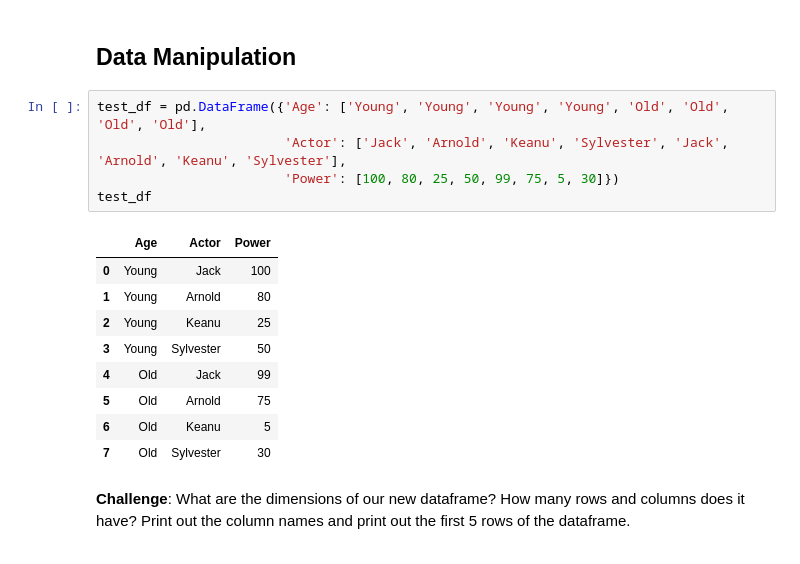
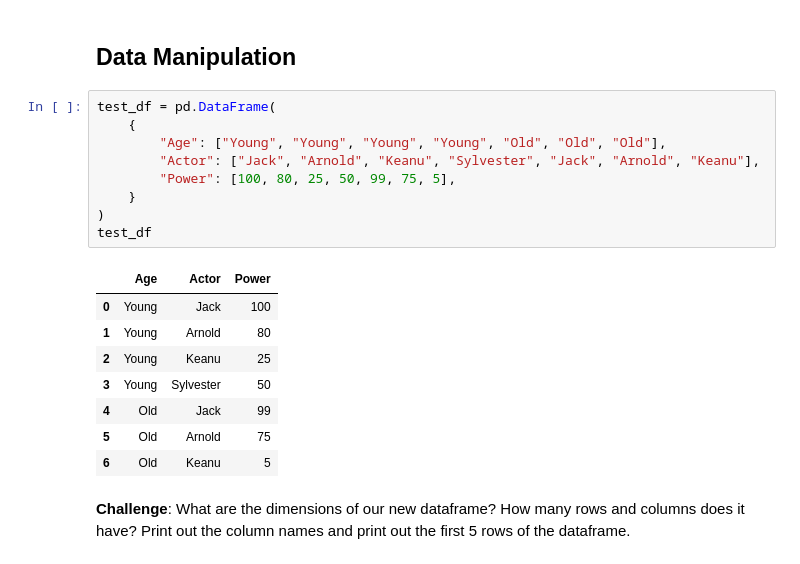
Before and after one commit to thandora/100-days-of-code-udemy, a Jupyter notebook: day-072-popular-prog-languages/main.ipynb, the cells around one changed output. Saved outputs shown, nothing was run; the diff lists cells and outputs as text.

```diff
--- a/day-072-popular-prog-languages/main.ipynb
+++ b/day-072-popular-prog-languages/main.ipynb
@@ -179,19 +192,22 @@ dtype: object
 # %% [markdown]
 ## Data Manipulation
 # %%
-test_df = pd.DataFrame({'Age': ['Young', 'Young', 'Young', 'Young', 'Old', 'Old', 'Old', 'Old'],
-                        'Actor': ['Jack', 'Arnold', 'Keanu', 'Sylvester', 'Jack', 'Arnold', 'Keanu', 'Sylvester'],
-                        'Power': [100, 80, 25, 50, 99, 75, 5, 30]})
+test_df = pd.DataFrame(
+    {
+        "Age": ["Young", "Young", "Young", "Young", "Old", "Old", "Old"],
+        "Actor": ["Jack", "Arnold", "Keanu", "Sylvester", "Jack", "Arnold", "Keanu"],
+        "Power": [100, 80, 25, 50, 99, 75, 5],
+    }
+)
 test_df
 # %% [output]
 |  | Age | Actor | Power |
 | 0 | Young | Jack | 100 |
 | 1 | Young | Arnold | 80 |
 | 2 | Young | Keanu | 25 |
 | 3 | Young | Sylvester | 50 |
 | 4 | Old | Jack | 99 |
 | 5 | Old | Arnold | 75 |
 | 6 | Old | Keanu | 5 |
-| 7 | Old | Sylvester | 30 |
 # %% [markdown]
 **Challenge**: What are the dimensions of our new dataframe? How many rows and columns does it have? Print out the column names and print out the first 5 rows of the dataframe.
```
Also changed, not shown: parts of 18 cells of this notebook.
